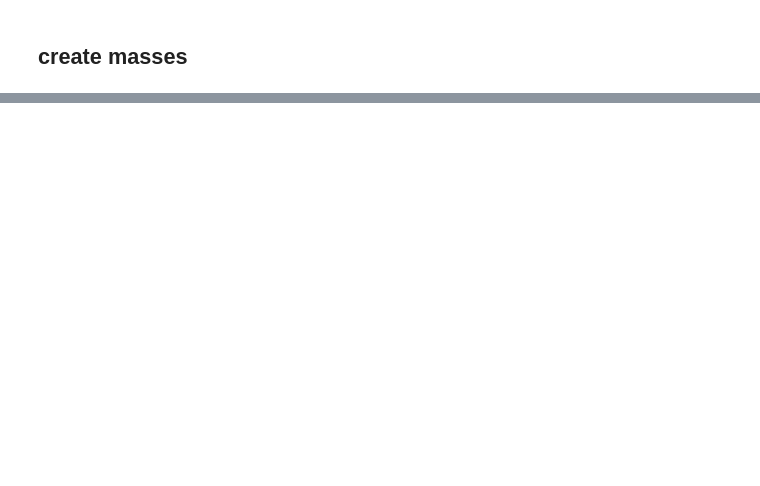
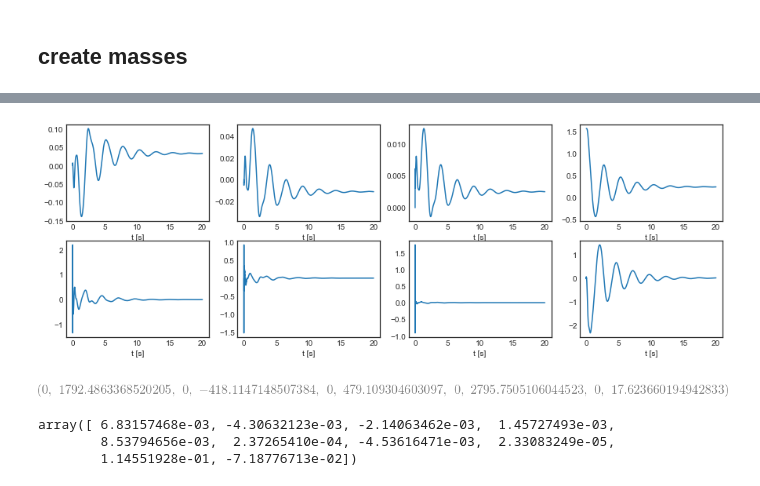
Before and after one commit to fh9g12/FwtModels, a Jupyter notebook: Workbooks/5_Non-linear FWTD Assumed Shapes/3_AssumedShapesV2.ipynb, the cells around one changed output, grey strips where cells are left out. Saved outputs shown, nothing was run; the diff lists cells and outputs as text; code cells hidden in the pictures; blank space fills up the shorter version.

```diff
--- a/Workbooks/5_Non-linear FWTD Assumed Shapes/3_AssumedShapesV2.ipynb
+++ b/Workbooks/5_Non-linear FWTD Assumed Shapes/3_AssumedShapesV2.ipynb
@@ -229,0 +186,31 @@ IndexError: index 6 is out of bounds for axis 0 with size 6
+# %%
+yi = yData.y
+t = yData.t
+
+plt.style.use('seaborn-white')
+
+
+fig, axes = plt.subplots(2,int(len(yi)/2),figsize=(15,5))
+
+for i in range(int(len(yi)/2)):
+    # pos plot
+    axes[0][i].plot(t,yi[i*2])
+    axes[0][i].set_ylabel('')
+    axes[0][i].set_xlabel('t [s]')
+
+    # vel plot
+    axes[1][i].plot(t,yi[i*2+1])
+    axes[1][i].set_ylabel('')
+    axes[1][i].set_xlabel('t [s]')
+# %% [output]
+[figure, added]
+# %%
+sm.deriv(0,[0]*10,p.GetNumericTuple([0]*10,0))
+# %% [output]
+[figure, added]
+# %%
+yData.y[:,-500]
+# %% [output]
+array([ 6.83157468e-03, -4.30632123e-03, -2.14063462e-03,  1.45727493e-03,
+        8.53794656e-03,  2.37265410e-04, -4.53616471e-03,  2.33083249e-05,
+        1.14551928e-01, -7.18776713e-02])
```
Also changed, not shown: parts of 11 cells of this notebook, 10 other files.
